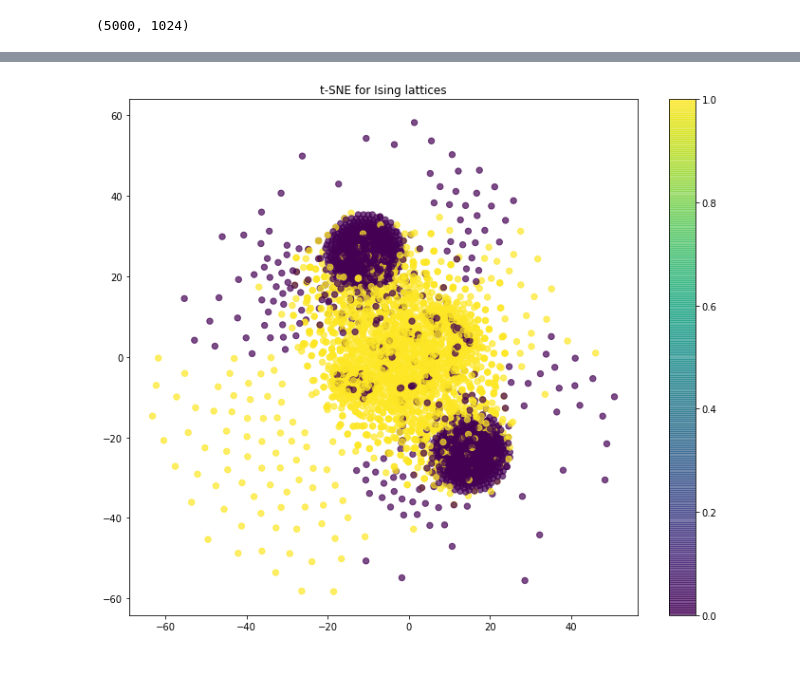
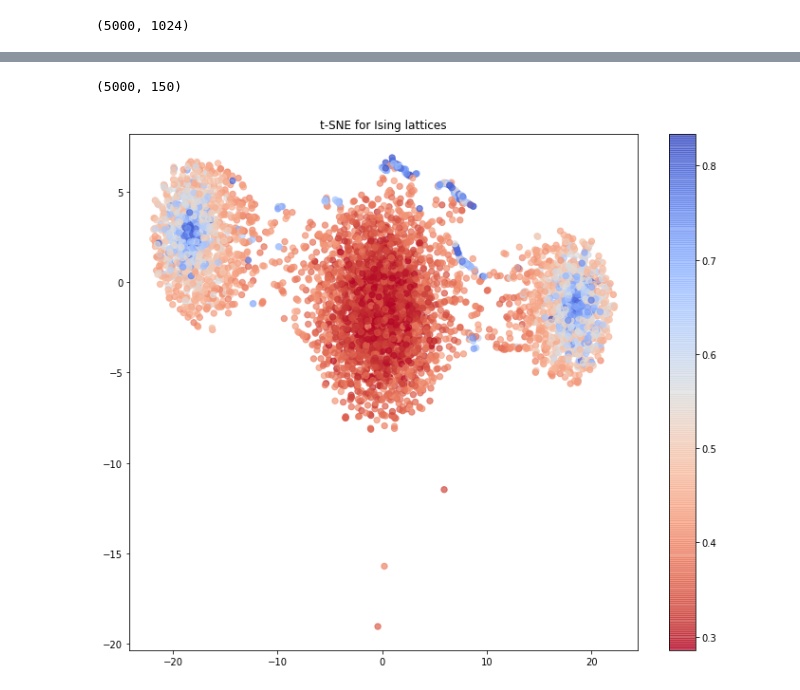
Before and after one commit to just-kir/Ising-ml, a Jupyter notebook: ML-ising.ipynb, the cells around one changed output, grey strips where cells are left out. Drawn from its saved outputs; the diff is of its cells as text; code cells hidden in the pictures.

```diff
--- a/ML-ising.ipynb
+++ b/ML-ising.ipynb
@@ -111,24 +115,37 @@ Neural network accuracy on test set: 0.9607999920845032
 train_lattices_tsne = df_train.iloc[:,0:N*N].values
 test_lattices_tsne = df_test.iloc[:,0:N*N].values
 train_labels_tsne = df_train['Phase']
+# %%
+from sklearn.decomposition import PCA
+
+pca = PCA(n_components=150)
+X_reduced = pca.fit_transform(train_lattices_tsne)
+# %%
+X_reduced.shape
+# %% [output]
+(5000, 150)
 # %%
 from sklearn.manifold import TSNE
-tsne = TSNE(random_state=33)
+tsne = TSNE(perplexity=100, metric='euclidean')
 
-X_tsne = tsne.fit_transform(train_lattices_tsne)
+X_tsne = tsne.fit_transform(X_reduced)
 # %%
+import matplotlib as mpl
+train_labels_tsne = df_train['InvTemp']
+
 # Visualize
 plt.figure(figsize=(12,10))
 
 plt.scatter(
     X_tsne[:,0],
     X_tsne[:,1],
     c=train_labels_tsne,
     alpha=0.7,
     s=40,
+    cmap=mpl.cm.coolwarm_r
 )
 
 plt.colorbar();  # add colorbar with mapping: color --> class
 plt.title('t-SNE for Ising lattices');
 # %% [output]
-[figure, old version]
+[figure, new version]
```
Also changed, not shown: parts of 5 cells of this notebook.
